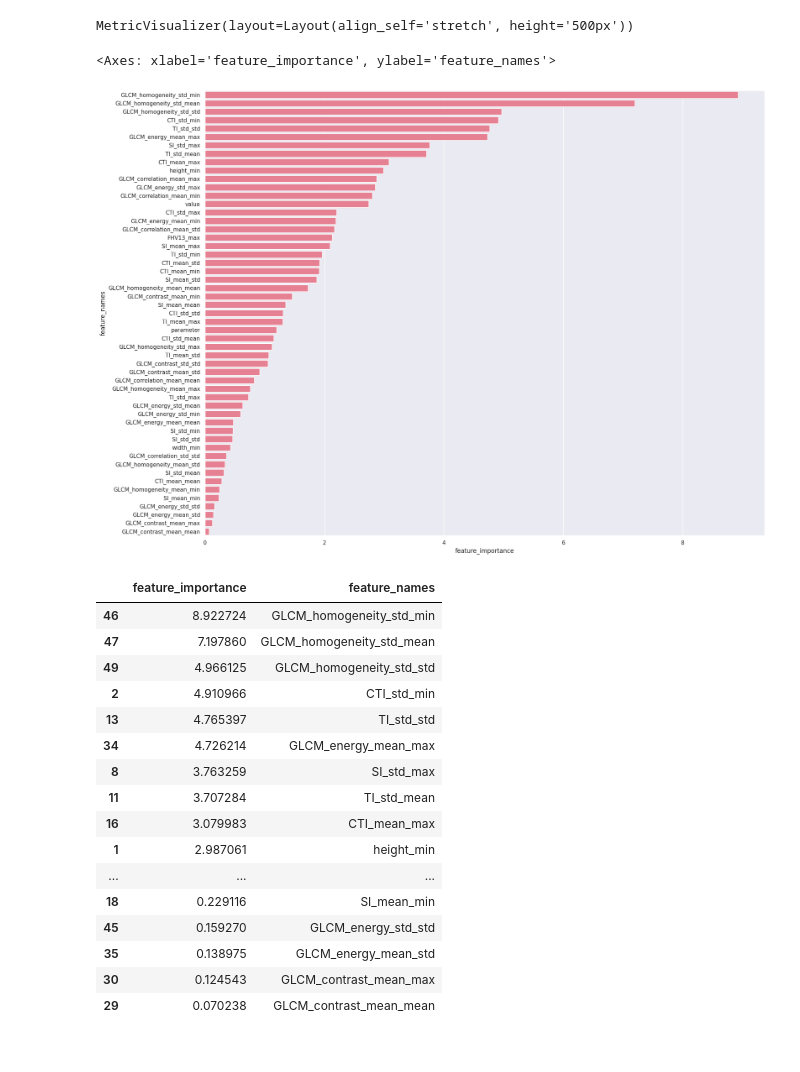
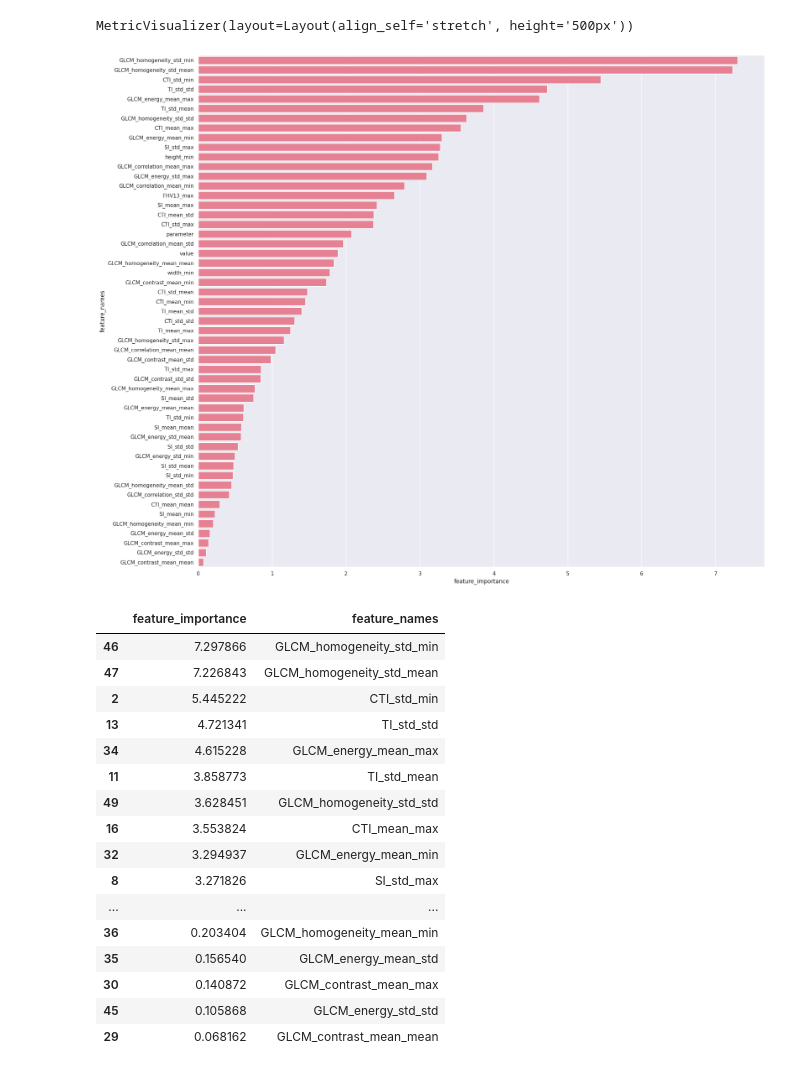
Before and after one commit to TiunovNN/video-compression-model, a Jupyter notebook: dataset/learning_model.ipynb, the cells around one changed output. Saved outputs shown, nothing was run; the diff lists cells and outputs as text; code cells hidden in the pictures.

```diff
--- a/dataset/learning_model.ipynb
+++ b/dataset/learning_model.ipynb
@@ -272,14 +272,13 @@ model = CatBoostRegressor(
     logging_level='Silent',
     loss_function='Huber:delta=1',
     depth=8,
-    iterations=50000,
+    iterations=20000,
     learning_rate=1e-2,
 )
 model.fit(
     X_train, y_train,
     cat_features=['parameter'],
     eval_set=(X_test, y_test),
-#     logging_level='Verbose',  # you can uncomment this for text output
     plot=True,
 );
 # %% [output]
@@ -287,18 +286,18 @@ MetricVisualizer(layout=Layout(align_self='stretch', height='500px'))
 # %%
 plt.figure(figsize=(20, 16))
 sns.barplot(
     pd.DataFrame({
         'feature_importance': model.feature_importances_,
         'feature_names': X_red.columns}).sort_values(
             by=['feature_importance'],
             ascending=False,
     ),
     y='feature_names',
     x='feature_importance'
 )
+plt.tight_layout()
 # %% [output]
-<Axes: xlabel='feature_importance', ylabel='feature_names'>
-[figure, old version]
+[figure, new version]
 # %%
 model.save_model('reduced_models.cbm', format='cbm')
 # %%
@@ -324,19 +323,19 @@ pd.DataFrame({
 )
 # %% [output]
 |  | feature_importance | feature_names |
-| 46 | 8.922724 | GLCM_homogeneity_std_min |
-| 47 | 7.197860 | GLCM_homogeneity_std_mean |
-| 49 | 4.966125 | GLCM_homogeneity_std_std |
-| 2 | 4.910966 | CTI_std_min |
-| 13 | 4.765397 | TI_std_std |
-| 34 | 4.726214 | GLCM_energy_mean_max |
-| 8 | 3.763259 | SI_std_max |
-| 11 | 3.707284 | TI_std_mean |
-| 16 | 3.079983 | CTI_mean_max |
-| 1 | 2.987061 | height_min |
+| 46 | 7.297866 | GLCM_homogeneity_std_min |
+| 47 | 7.226843 | GLCM_homogeneity_std_mean |
+| 2 | 5.445222 | CTI_std_min |
+| 13 | 4.721341 | TI_std_std |
+| 34 | 4.615228 | GLCM_energy_mean_max |
+| 11 | 3.858773 | TI_std_mean |
+| 49 | 3.628451 | GLCM_homogeneity_std_std |
+| 16 | 3.553824 | CTI_mean_max |
+| 32 | 3.294937 | GLCM_energy_mean_min |
+| 8 | 3.271826 | SI_std_max |
 | ... | ... | ... |
-| 18 | 0.229116 | SI_mean_min |
-| 45 | 0.159270 | GLCM_energy_std_std |
-| 35 | 0.138975 | GLCM_energy_mean_std |
-| 30 | 0.124543 | GLCM_contrast_mean_max |
-| 29 | 0.070238 | GLCM_contrast_mean_mean |
+| 36 | 0.203404 | GLCM_homogeneity_mean_min |
+| 35 | 0.156540 | GLCM_energy_mean_std |
+| 30 | 0.140872 | GLCM_contrast_mean_max |
+| 45 | 0.105868 | GLCM_energy_std_std |
+| 29 | 0.068162 | GLCM_contrast_mean_mean |
```
Also changed, not shown: parts of 20 cells of this notebook, 1 other file.
